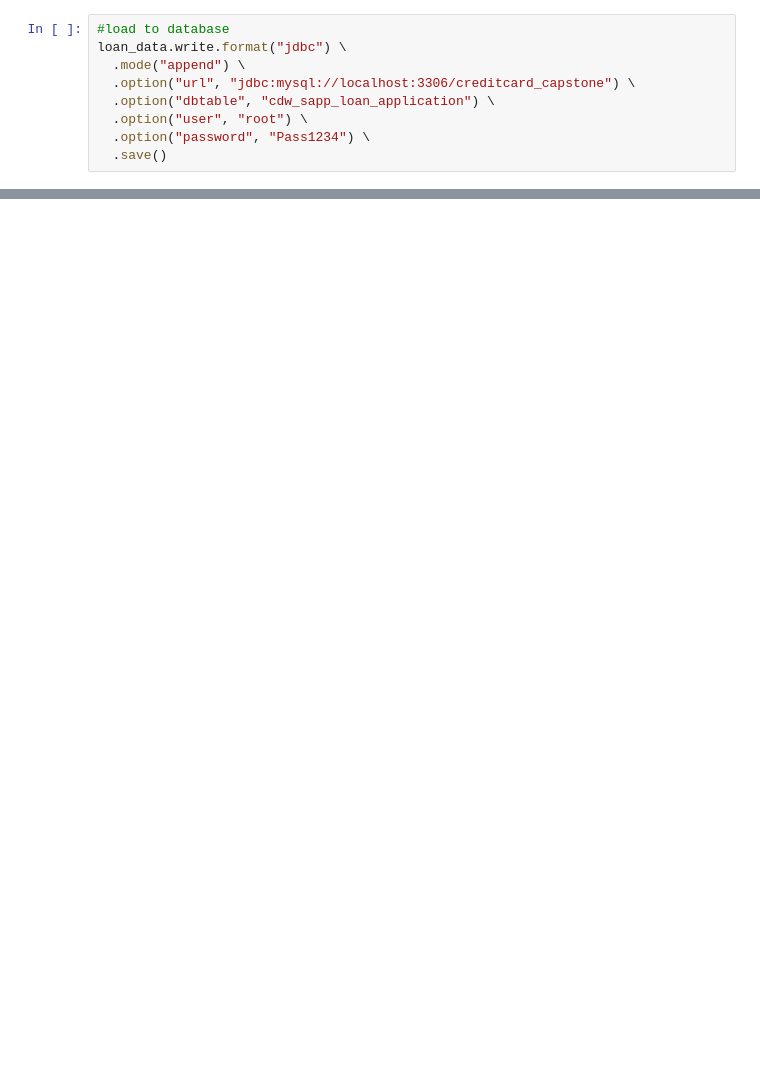
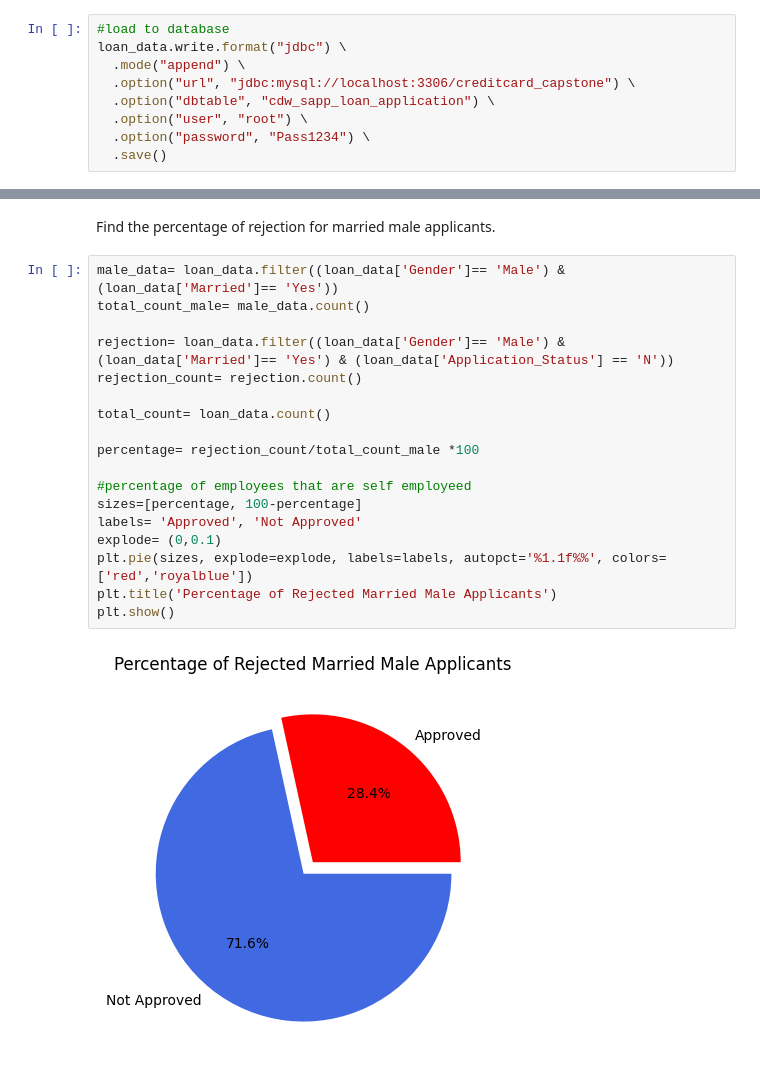
Before and after one commit to MayaCampbell/Data-Transformation-and-Python-Based-User-Menu-Developement-Project, a Jupyter notebook: credit_card.ipynb, the cells around one changed output, grey strips where cells are left out. Cells and saved outputs as stored; diff of their text form; blank space fills up the shorter version.

```diff
--- a/credit_card.ipynb
+++ b/credit_card.ipynb
@@ -817,0 +862,22 @@ loan_data.write.format("jdbc") \
+# %% [markdown]
+Find the percentage of rejection for married male applicants.
+# %%
+male_data= loan_data.filter((loan_data['Gender']== 'Male') & (loan_data['Married']== 'Yes'))
+total_count_male= male_data.count()
+
+rejection= loan_data.filter((loan_data['Gender']== 'Male') & (loan_data['Married']== 'Yes') & (loan_data['Application_Status'] == 'N'))
+rejection_count= rejection.count()
+
+total_count= loan_data.count()
+
+percentage= rejection_count/total_count_male *100
+
+#percentage of employees that are self employeed
+sizes=[percentage, 100-percentage]
+labels= 'Approved', 'Not Approved'
+explode= (0,0.1)
+plt.pie(sizes, explode=explode, labels=labels, autopct='%1.1f%%', colors= ['red','royalblue'])
+plt.title('Percentage of Rejected Married Male Applicants')
+plt.show()
+# %% [output]
+[figure, added]
```
Also changed, not shown: parts of 9 cells of this notebook.
